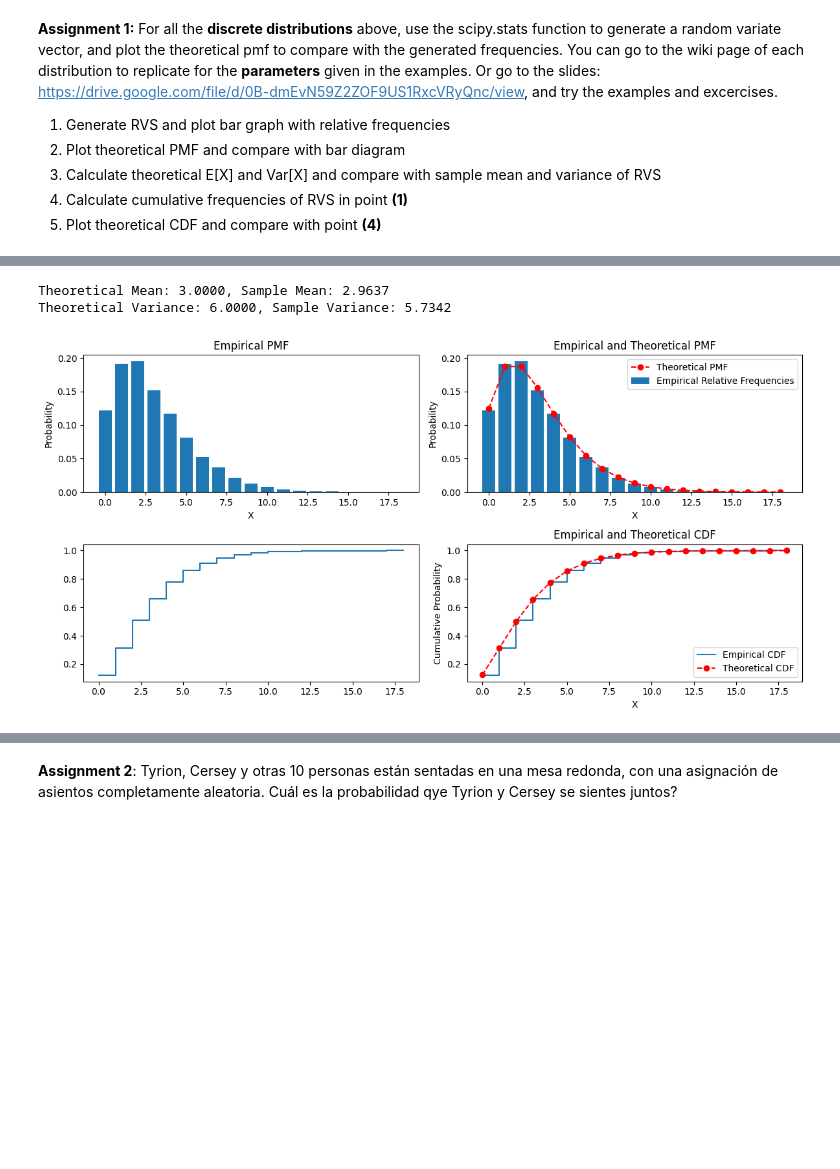
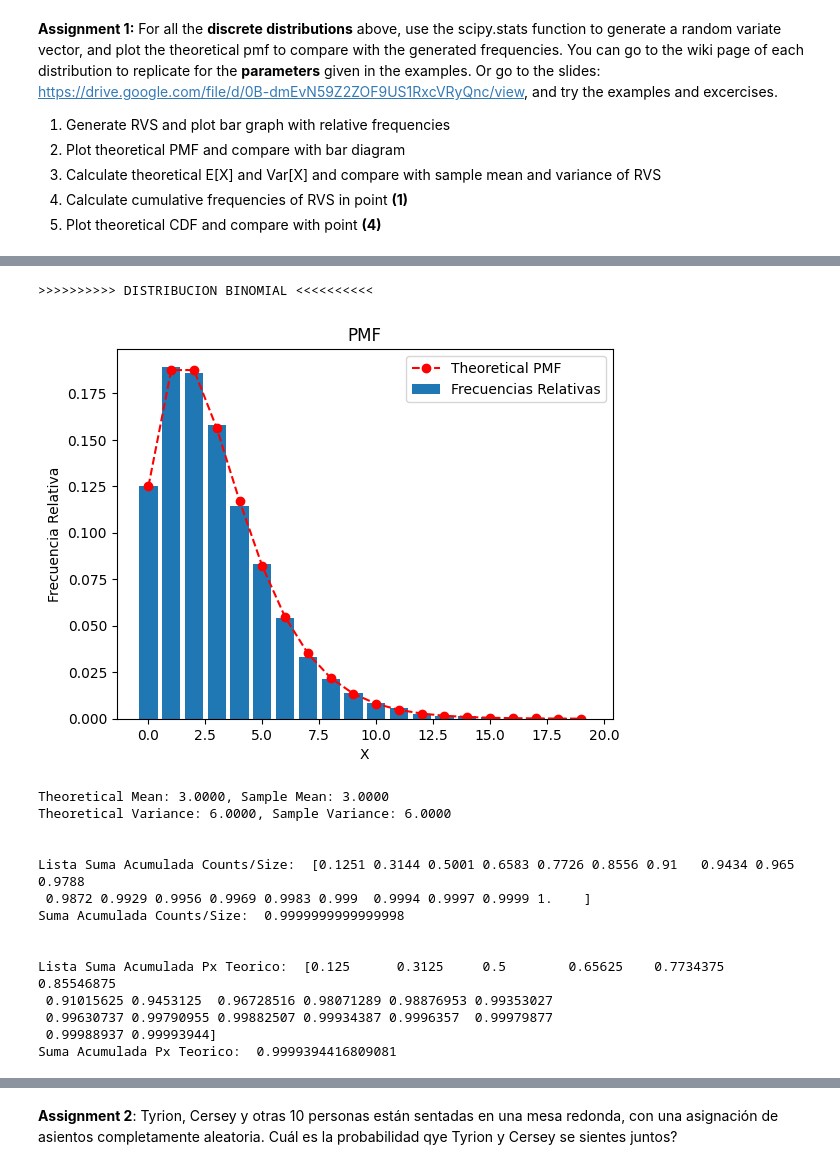
Before and after one commit to CHACHO617/Taller1ModelosYSimulacoin, a Jupyter notebook: Taller 5.ipynb, the cells around one changed output, grey strips where cells are left out. Cells and saved outputs as stored; diff of their text form; code cells hidden in the pictures; blank space fills up the shorter version.

```diff
--- a/Taller 5.ipynb
+++ b/Taller 5.ipynb
@@ -939,8 +936,9 @@ Suma Acumulada Px Teorico:  0.9999999999999996
 # %%
 #NEGATIVE BINOMIAL FALTA CORREGIR
-
+print('>>>>>>>>>> DISTRIBUCION BINOMIAL <<<<<<<<<<')
 import numpy as np
 import matplotlib.pyplot as plt
+from scipy.stats import nbinom
 
 def geometric(p=0.5):
     x = 0
@@ -954,66 +952,80 @@ def nbin(r=1, p=0.5):
         x += geometric(p)
     return x
 
+#Punto 1 ------------------------------------------------------
 # Generate Random Variates (RVS) and plot bar graph with relative frequencies
 r, p = 3, 0.5
 size = 10000
 RVS = [nbin(r, p) for i in range(size)]
 unique, counts = np.unique(RVS, return_counts=True)
+plt.bar(unique, counts / size, label='Frecuencias Relativas')
 
-plt.figure(figsize=(12, 6))
 
 # Plot empirical Relative Frequencies
-plt.subplot(2, 2, 1)
-plt.bar(unique, counts / size, label='Empirical Relative Frequencies')
-plt.xlabel('X')
-plt.ylabel('Probability')
-plt.title('Empirical PMF')
 
-# Plot theoretical PMF and compare with bar diagram
-plt.subplot(2, 2, 2)
+#Punto 2 ------------------------------------------------------
 x_theoretical = np.arange(0, max(RVS)+1)
 px_theoretical = nbinom.pmf(x_theoretical, r, p)
-plt.bar(unique, counts / size, label='Empirical Relative Frequencies')
 plt.plot(x_theoretical, px_theoretical, '--ro', label='Theoretical PMF')
 plt.xlabel('X')
-plt.ylabel('Probability')
-plt.title('Empirical and Theoretical PMF')
+plt.ylabel('Frecuencia Relativa')
+plt.title('PMF')
 plt.legend()
+plt.show()
 
+#Punto 3 ------------------------------------------------------
 # Calculate theoretical E[X] and Var[X] and compare with sample mean and variance of RVS
 theoretical_mean = r * (1-p) / p
 theoretical_variance = r * (1-p) / p**2
 
-sample_mean = np.mean(RVS)
-sample_variance = np.var(RVS)
+sample_mean = nbinom.mean(r, p)
+sample_variance = nbinom.var(r, p)
 
 print(f'Theoretical Mean: {theoretical_mean:.4f}, Sample Mean: {sample_mean:.4f}')
 print(f'Theoretical Variance: {theoretical_variance:.4f}, Sample Variance: {sample_variance:.4f}')
 
+
+#Punto 4 ------------------------------------------------------
 # Calculate cumulative frequencies of RVS
 cumulative_counts = np.cumsum(counts / size)
-
-# Plot empirical CDF
-plt.subplot(2, 2, 3)
+print("\n\nLista Suma Acumulada Counts/Size: ",cumulative_counts)
+print("Suma Acumulada Counts/Size: ", max(cumulative_counts))
 plt.step(unique, cumulative_counts, label='Empirical CDF', where='post')
 
+print("\n\nLista Suma Acumulada Px Teorico: ", np.cumsum(px_theoretical))
+print("Suma Acumulada Px Teorico: ", max(np.cumsum(px_theoretical)))
+
+
+#Punto 5 ------------------------------------------------------
 # Plot theoretical CDF and compare with point
-plt.subplot(2, 2, 4)
 x_cdf_theoretical = np.arange(0, max(RVS)+1)
 cdf_theoretical = nbinom.cdf(x_cdf_theoretical, r, p)
 plt.step(unique, cumulative_counts, label='Empirical CDF', where='post')
 plt.plot(x_cdf_theoretical, cdf_theoretical, '--ro', label='Theoretical CDF')
 plt.xlabel('X')
 plt.ylabel('Cumulative Probability')
 plt.title('Empirical and Theoretical CDF')
 plt.legend()
 
 # Adjust layout for better visualization
 plt.tight_layout()
 
 # Display the plots
 plt.show()
 # %% [output]
-Theoretical Mean: 3.0000, Sample Mean: 2.9637
-Theoretical Variance: 6.0000, Sample Variance: 5.7342
+>>>>>>>>>> DISTRIBUCION BINOMIAL <<<<<<<<<<
-[figure, old version]
+[figure, new version]
+Theoretical Mean: 3.0000, Sample Mean: 3.0000
+Theoretical Variance: 6.0000, Sample Variance: 6.0000
+
+
+Lista Suma Acumulada Counts/Size:  [0.1251 0.3144 0.5001 0.6583 0.7726 0.8556 0.91   0.9434 0.965  0.9788
+ 0.9872 0.9929 0.9956 0.9969 0.9983 0.999  0.9994 0.9997 0.9999 1.    ]
+Suma Acumulada Counts/Size:  0.9999999999999998
+
+
+Lista Suma Acumulada Px Teorico:  [0.125      0.3125     0.5        0.65625    0.7734375  0.85546875
+ 0.91015625 0.9453125  0.96728516 0.98071289 0.98876953 0.99353027
+ 0.99630737 0.99790955 0.99882507 0.99934387 0.9996357  0.99979877
+ 0.99988937 0.99993944]
+Suma Acumulada Px Teorico:  0.9999394416809081
```
Also changed, not shown: parts of 17 cells of this notebook.
